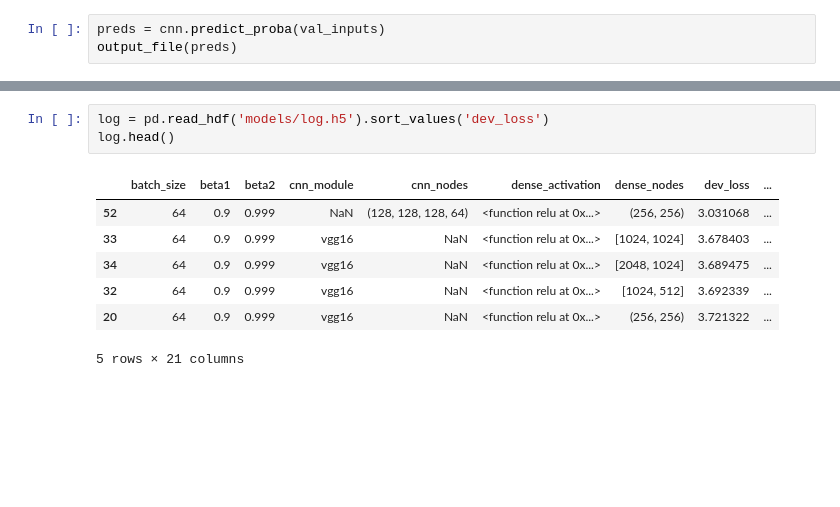
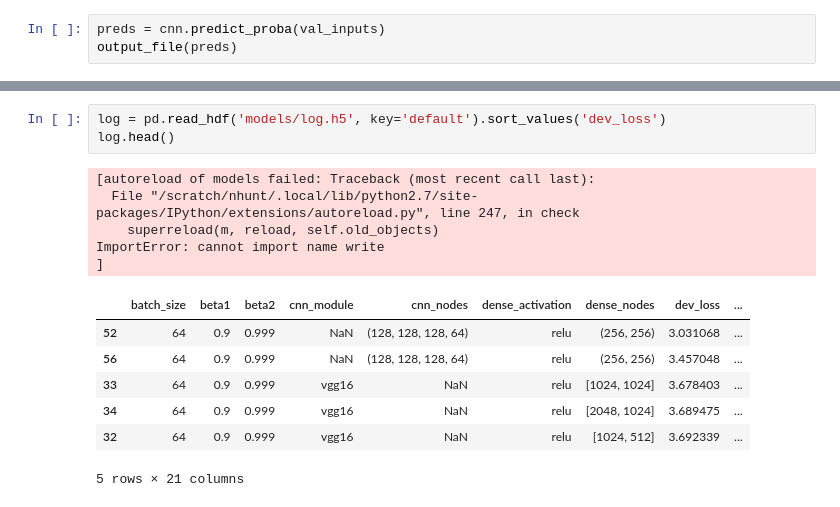
Before and after one commit to neighthan/computer_vision, a Jupyter notebook: miniplaces/miniplaces.ipynb, the cells around one changed output, grey strips where cells are left out. Saved outputs shown, nothing was run; the diff lists cells and outputs as text; blank space fills up the shorter version.

```diff
--- a/miniplaces/miniplaces.ipynb
+++ b/miniplaces/miniplaces.ipynb
@@ -174,11 +236,16 @@ output_file(preds)
 # %%
-log = pd.read_hdf('models/log.h5').sort_values('dev_loss')
+log = pd.read_hdf('models/log.h5', key='default').sort_values('dev_loss')
 log.head()
 # %% [output]
+[autoreload of models failed: Traceback (most recent call last):
+  File "/scratch/nhunt/.local/lib/python2.7/site-packages/IPython/extensions/autoreload.py", line 247, in check
+    superreload(m, reload, self.old_objects)
+ImportError: cannot import name write
+]
 |  | batch_size | beta1 | beta2 | cnn_module | cnn_nodes | dense_activation | dense_nodes | dev_loss | ... |
-| 52 | 64 | 0.9 | 0.999 | NaN | (128, 128, 128, 64) | <function relu at 0x...> | (256, 256) | 3.031068 | ... |
-| 33 | 64 | 0.9 | 0.999 | vgg16 | NaN | <function relu at 0x...> | [1024, 1024] | 3.678403 | ... |
-| 34 | 64 | 0.9 | 0.999 | vgg16 | NaN | <function relu at 0x...> | [2048, 1024] | 3.689475 | ... |
-| 32 | 64 | 0.9 | 0.999 | vgg16 | NaN | <function relu at 0x...> | [1024, 512] | 3.692339 | ... |
-| 20 | 64 | 0.9 | 0.999 | vgg16 | NaN | <function relu at 0x...> | (256, 256) | 3.721322 | ... |
+| 52 | 64 | 0.9 | 0.999 | NaN | (128, 128, 128, 64) | relu | (256, 256) | 3.031068 | ... |
+| 56 | 64 | 0.9 | 0.999 | NaN | (128, 128, 128, 64) | relu | (256, 256) | 3.457048 | ... |
+| 33 | 64 | 0.9 | 0.999 | vgg16 | NaN | relu | [1024, 1024] | 3.678403 | ... |
+| 34 | 64 | 0.9 | 0.999 | vgg16 | NaN | relu | [2048, 1024] | 3.689475 | ... |
+| 32 | 64 | 0.9 | 0.999 | vgg16 | NaN | relu | [1024, 512] | 3.692339 | ... |
-5 rows × 21 columns
+5 rows × 21 columns
```
Also changed, not shown: parts of 20 cells of this notebook, 2 other files.
